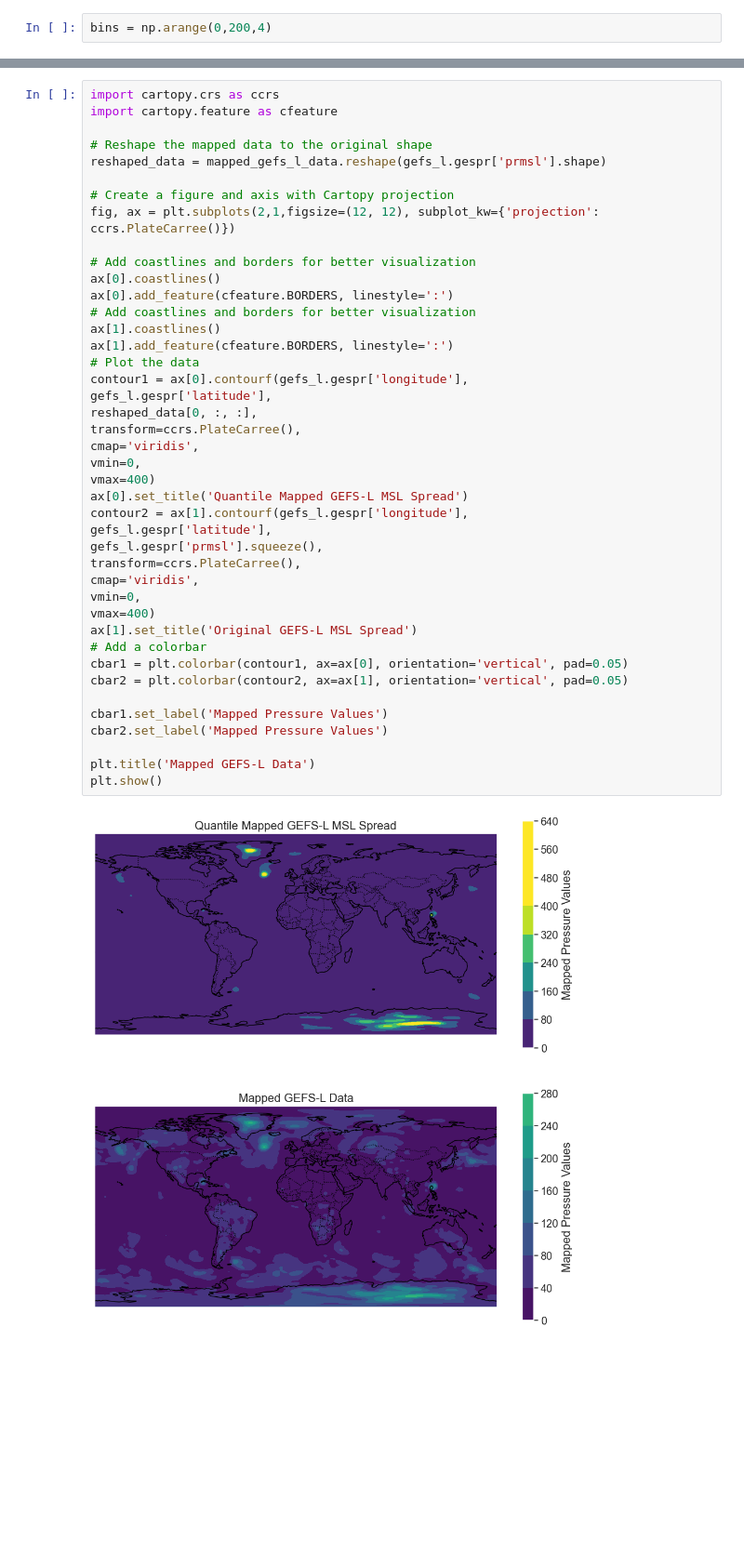
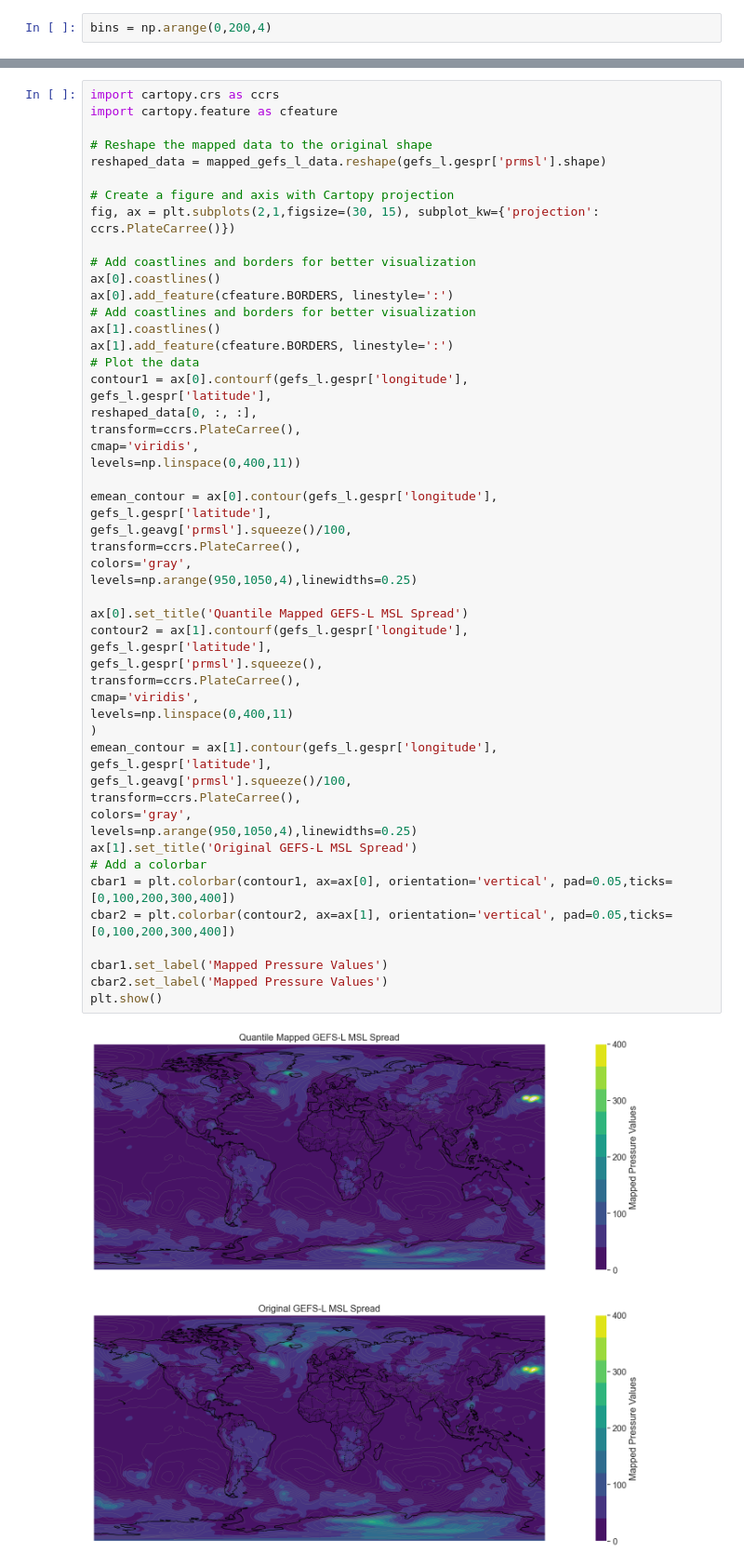
Before and after one commit to aaTman/espr, a Jupyter notebook: espr/testing_notebook.ipynb, the cells around one changed output, grey strips where cells are left out. Shown at 93% size. Saved outputs shown, nothing was run; the diff lists cells and outputs as text; blank space fills up the shorter version.

```diff
--- a/espr/testing_notebook.ipynb
+++ b/espr/testing_notebook.ipynb
@@ -89,40 +250,51 @@ import cartopy.feature as cfeature
 # Reshape the mapped data to the original shape
 reshaped_data = mapped_gefs_l_data.reshape(gefs_l.gespr['prmsl'].shape)
 
 # Create a figure and axis with Cartopy projection
-fig, ax = plt.subplots(2,1,figsize=(12, 12), subplot_kw={'projection': ccrs.PlateCarree()})
+fig, ax = plt.subplots(2,1,figsize=(30, 15), subplot_kw={'projection': ccrs.PlateCarree()})
 
 # Add coastlines and borders for better visualization
 ax[0].coastlines()
 ax[0].add_feature(cfeature.BORDERS, linestyle=':')
 # Add coastlines and borders for better visualization
 ax[1].coastlines()
 ax[1].add_feature(cfeature.BORDERS, linestyle=':')
 # Plot the data
 contour1 = ax[0].contourf(gefs_l.gespr['longitude'],
 gefs_l.gespr['latitude'],
 reshaped_data[0, :, :],
 transform=ccrs.PlateCarree(),
 cmap='viridis',
-vmin=0,
-vmax=400)
+levels=np.linspace(0,400,11))
+
+emean_contour = ax[0].contour(gefs_l.gespr['longitude'],
+gefs_l.gespr['latitude'],
+gefs_l.geavg['prmsl'].squeeze()/100,
+transform=ccrs.PlateCarree(),
+colors='gray',
+levels=np.arange(950,1050,4),linewidths=0.25)
+
 ax[0].set_title('Quantile Mapped GEFS-L MSL Spread')
 contour2 = ax[1].contourf(gefs_l.gespr['longitude'],
 gefs_l.gespr['latitude'],
 gefs_l.gespr['prmsl'].squeeze(),
 transform=ccrs.PlateCarree(),
 cmap='viridis',
-vmin=0,
-vmax=400)
+levels=np.linspace(0,400,11)
+)
+emean_contour = ax[1].contour(gefs_l.gespr['longitude'],
+gefs_l.gespr['latitude'],
+gefs_l.geavg['prmsl'].squeeze()/100,
+transform=ccrs.PlateCarree(),
+colors='gray',
+levels=np.arange(950,1050,4),linewidths=0.25)
 ax[1].set_title('Original GEFS-L MSL Spread')
 # Add a colorbar
-cbar1 = plt.colorbar(contour1, ax=ax[0], orientation='vertical', pad=0.05)
-cbar2 = plt.colorbar(contour2, ax=ax[1], orientation='vertical', pad=0.05)
+cbar1 = plt.colorbar(contour1, ax=ax[0], orientation='vertical', pad=0.05,ticks=[0,100,200,300,400])
+cbar2 = plt.colorbar(contour2, ax=ax[1], orientation='vertical', pad=0.05,ticks=[0,100,200,300,400])
 
 cbar1.set_label('Mapped Pressure Values')
 cbar2.set_label('Mapped Pressure Values')
-
-plt.title('Mapped GEFS-L Data')
 plt.show()
 # %% [output]
-[figure, old version]
+[figure, new version]
```
Also changed, not shown: parts of 12 cells of this notebook, 2 other files.
